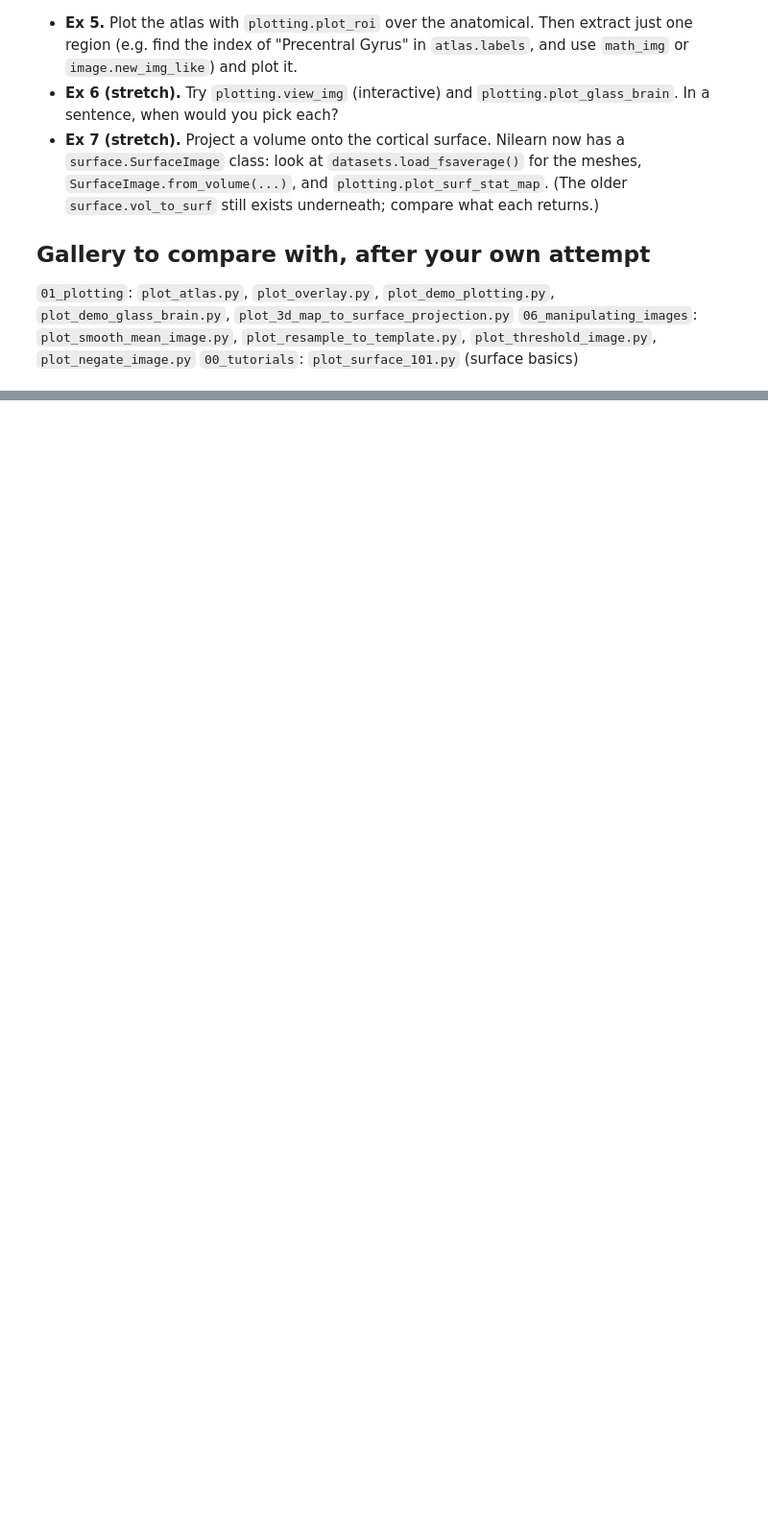
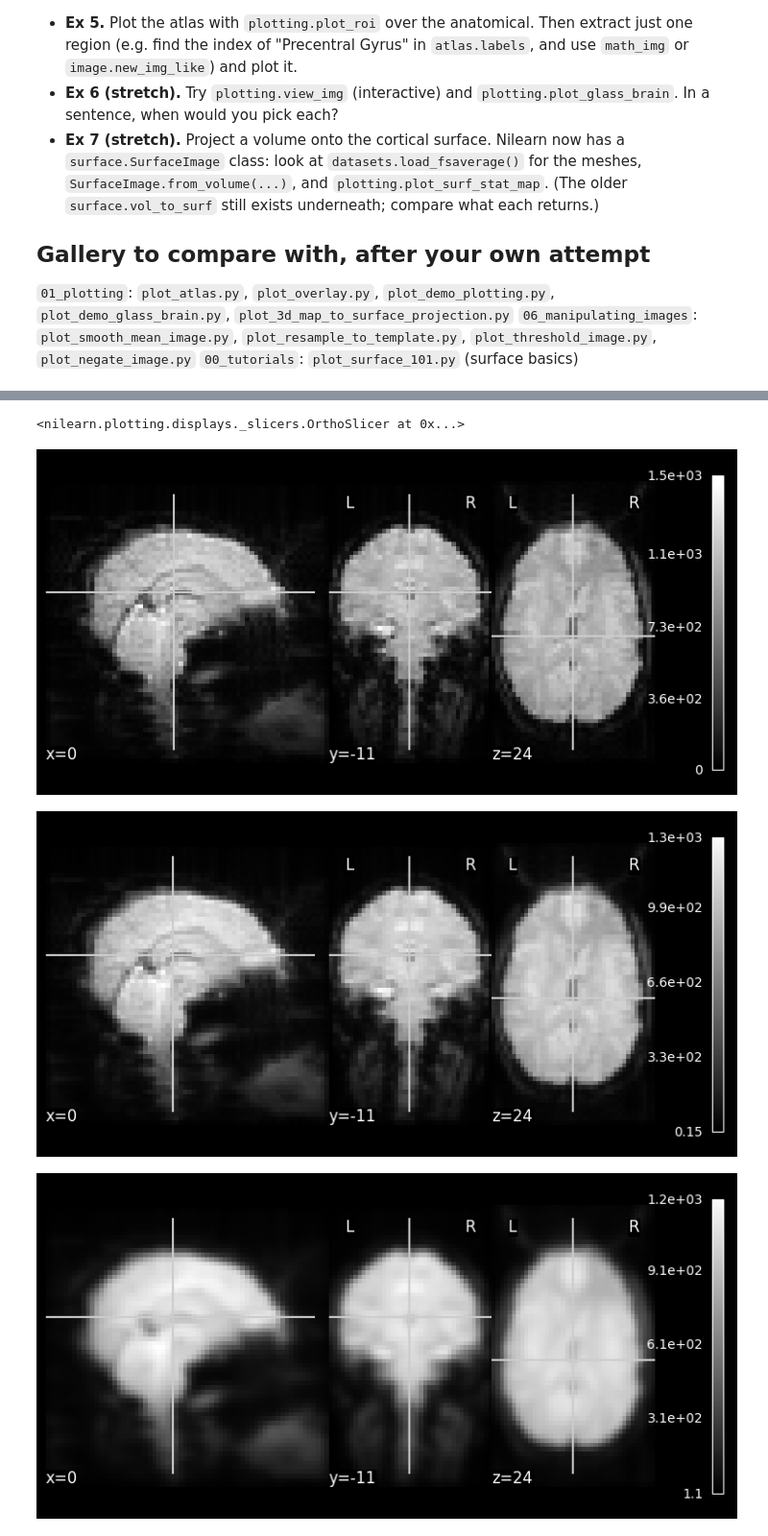
Before and after one commit to theknuckle/nilearn-crash-course, a Jupyter notebook: 01_images_and_plotting.ipynb, the cells around one changed output, grey strips where cells are left out. Shown at 96% size. Saved outputs shown, nothing was run; the diff lists cells and outputs as text; code cells hidden in the pictures; blank space fills up the shorter version.

```diff
--- a/01_images_and_plotting.ipynb
+++ b/01_images_and_plotting.ipynb
@@ -38,4 +66,20 @@ print(atlas.keys())
+# %%
+# Ex 2
+
+#Floor values will likely be brought up and peak values brought down.
+#TODO Why would someone want to smooth an image when you seemingly lose so much resolution?
+
+mean_img = image.mean_img(haxby_func_image)
+smooth_img_4 = image.smooth_img(mean_img,4)
+smooth_img_8 = image.smooth_img(mean_img,8)
 # %%
-# Ex 2
+nilearn.plotting.plot_epi(mean_img)
+nilearn.plotting.plot_epi(smooth_img_4)
+nilearn.plotting.plot_epi(smooth_img_8)
+# %% [output]
+<nilearn.plotting.displays._slicers.OrthoSlicer at 0x...>
+[figure, added]
+[figure, added]
+[figure, added]
 # %%
 # Ex 3
```
Also changed, not shown: parts of 12 cells of this notebook.
